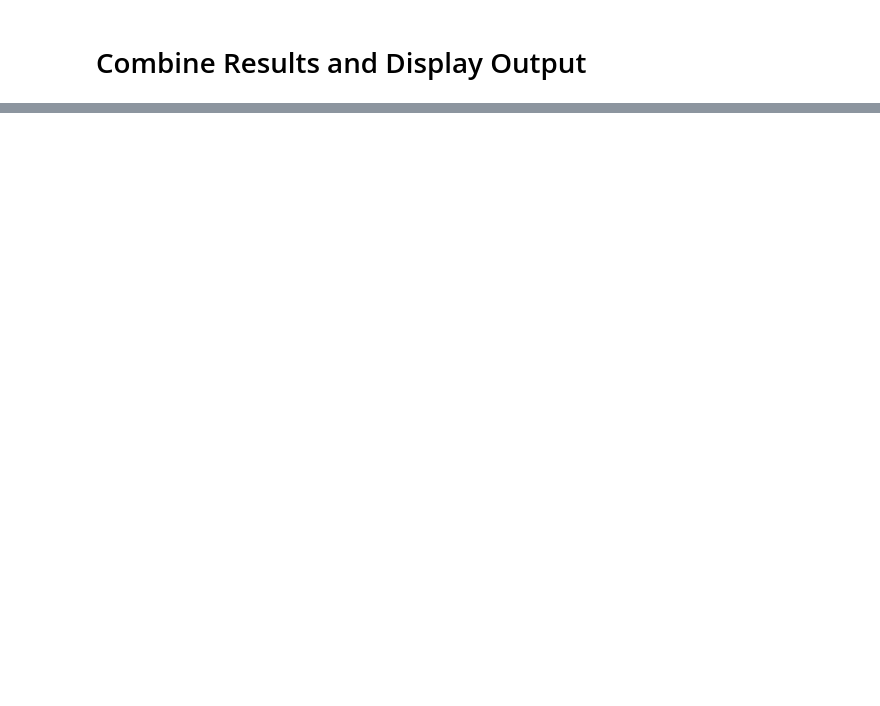
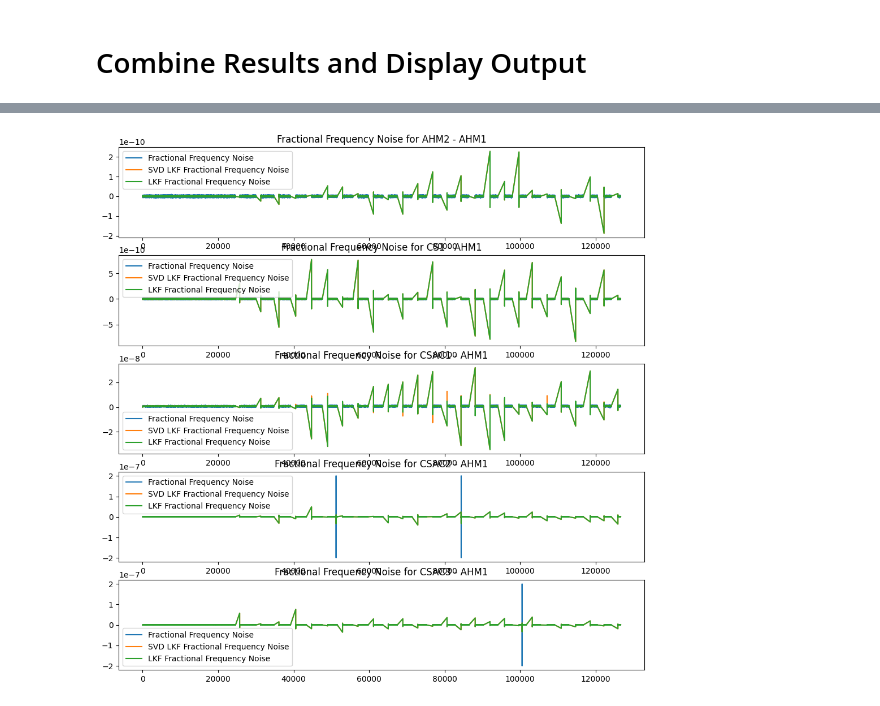
Before and after one commit to ahconnors/MATH530_Project, a Jupyter notebook: filter_data.ipynb, the cells around one changed output, grey strips where cells are left out. Cells and saved outputs as stored; diff of their text form; code cells hidden in the pictures; blank space fills up the shorter version.

```diff
--- a/filter_data.ipynb
+++ b/filter_data.ipynb
@@ -201,0 +269,19 @@ plt.show()
+# %%
+# plot fractional frequency noise (derivative of phase)
+
+fractional_frequency_noise = np.diff(df[columns_to_filter].values, axis=0) / dt
+
+plt.figure(figsize=(12, 12))
+for i, col in enumerate(columns_to_filter):
+    plt.subplot(n_cols, 1, i + 1)
+    plt.plot(fractional_frequency_noise[point_range[0]:point_range[1] - 1, i], label='Fractional Frequency Noise')
+
+    if use_svd_lkf:
+        plt.plot(df[f'{col}_frequency_svd_lkf'].values[point_range[0]:point_range[1]-1], label='SVD LKF Fractional Frequency Noise')
+    if use_lkf:
+        plt.plot(df[f'{col}_frequency_lkf'].values[point_range[0]:point_range[1]-1], label='LKF Fractional Frequency Noise')
+
+    plt.title(f"Fractional Frequency Noise for {col}")
+    plt.legend()
+# %% [output]
+[figure, added]
```
Also changed, not shown: parts of 7 cells of this notebook, 9 other files.
